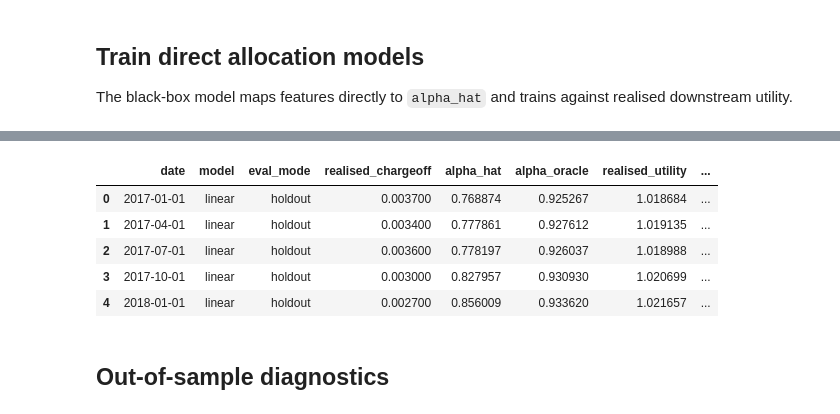
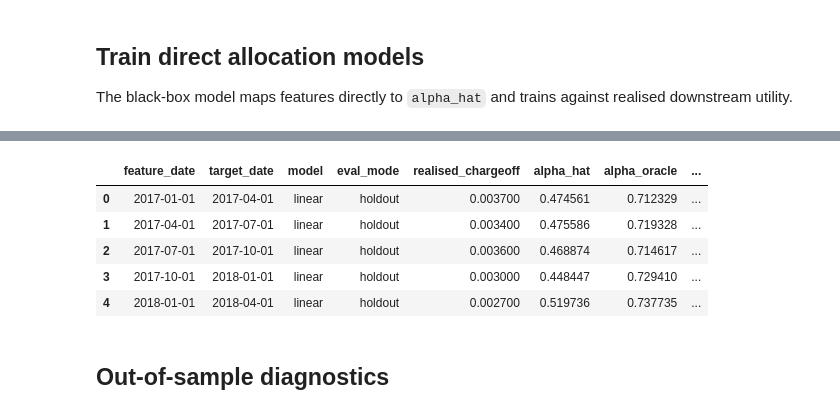
Before and after one commit to okeeffe-hannah/Decision_Focused_Learning_for_Capital_Allocation, a Jupyter notebook: models/notebooks/test_black_box.ipynb, the cells around one changed output, grey strips where cells are left out. Drawn from its saved outputs; the diff is of its cells as text; code cells hidden in the pictures.

```diff
--- a/models/notebooks/test_black_box.ipynb
+++ b/models/notebooks/test_black_box.ipynb
@@ -41,13 +60,13 @@ PosixPath('/Users/hannahokeeffe/Documents/Imperial/DFL_New')
 `macro_panel_quarterly.csv` is dated at quarter end, while `fred_loan_return_aligned.csv` is dated at quarter start. The temporary macro copy below converts macro dates to quarter start before calling the shared `load_and_align_data` utility.
 # %%
 macro_csv = ROOT / "data" / "processed" / "macro_panel_quarterly.csv"
-chargeoff_csv = ROOT / "data" / "raw" / "fred_loan_return" / "fred_loan_return_aligned.csv"
-scratch_dir = ROOT / "models" / "notebooks" / ".scratch"
-scratch_dir.mkdir(parents=True, exist_ok=True)
+chargeoff_csv = ROOT / "data" / "processed" / "fred_loan_return_aligned.csv"
+results_dir = ROOT / "results"
+results_dir.mkdir(parents=True, exist_ok=True)
 
 macro = pd.read_csv(macro_csv)
 macro["DATE"] = pd.to_datetime(macro["DATE"]).dt.to_period("Q").dt.start_time
-macro_aligned_csv = scratch_dir / "macro_panel_quarter_start.csv"
+macro_aligned_csv = ROOT / "data/processed/" "macro_panel_quarter_start.csv"
 macro.to_csv(macro_aligned_csv, index=False)
 
 df = load_and_align_data(
@@ -116,7 +135,10 @@ x_train: (107, 12), x_test: (36, 12)
 
 The black-box model maps features directly to `alpha_hat` and trains against realised downstream utility.
 # %%
-cap_cfg = CapitalConfig()
+cap_cfg = CapitalConfig(
+    leverage=5.0
+)
+
 model_cfg = ModelConfig(
     hidden_dim=16,
     lr=1e-3,
@@ -144,7 +166,8 @@ for model_type in ["linear", "mlp"]:
     metrics[model_type] = evaluate_alpha_predictions(y_test, alpha_test, cap_cfg)
     prediction_frames.append(
         build_blackbox_prediction_frame(
-            dates=test_df["DATE"],
+            feature_dates=test_df["DATE"],
+            target_dates=test_df["target_date"],
             y_true=y_test,
             alpha_hat=alpha_test,
             model_name=model_type,
@@ -170,9 +193,9 @@ assert np.isfinite(metrics_df.to_numpy()).all()
-|  | date | model | eval_mode | realised_chargeoff | alpha_hat | alpha_oracle | realised_utility | ... |
-| 0 | 2017-01-01 | linear | holdout | 0.003700 | 0.768874 | 0.925267 | 1.018684 | ... |
-| 1 | 2017-04-01 | linear | holdout | 0.003400 | 0.777861 | 0.927612 | 1.019135 | ... |
-| 2 | 2017-07-01 | linear | holdout | 0.003600 | 0.778197 | 0.926037 | 1.018988 | ... |
-| 3 | 2017-10-01 | linear | holdout | 0.003000 | 0.827957 | 0.930930 | 1.020699 | ... |
-| 4 | 2018-01-01 | linear | holdout | 0.002700 | 0.856009 | 0.933620 | 1.021657 | ... |
+|  | feature_date | target_date | model | eval_mode | realised_chargeoff | alpha_hat | alpha_oracle | ... |
+| 0 | 2017-01-01 | 2017-04-01 | linear | holdout | 0.003700 | 0.474561 | 0.712329 | ... |
+| 1 | 2017-04-01 | 2017-07-01 | linear | holdout | 0.003400 | 0.475586 | 0.719328 | ... |
+| 2 | 2017-07-01 | 2017-10-01 | linear | holdout | 0.003600 | 0.468874 | 0.714617 | ... |
+| 3 | 2017-10-01 | 2018-01-01 | linear | holdout | 0.003000 | 0.448447 | 0.729410 | ... |
+| 4 | 2018-01-01 | 2018-04-01 | linear | holdout | 0.002700 | 0.519736 | 0.737735 | ... |
 # %% [markdown]
 ## Out-of-sample diagnostics
 # %%
```
Also changed, not shown: parts of 8 cells of this notebook, 13 other files.
